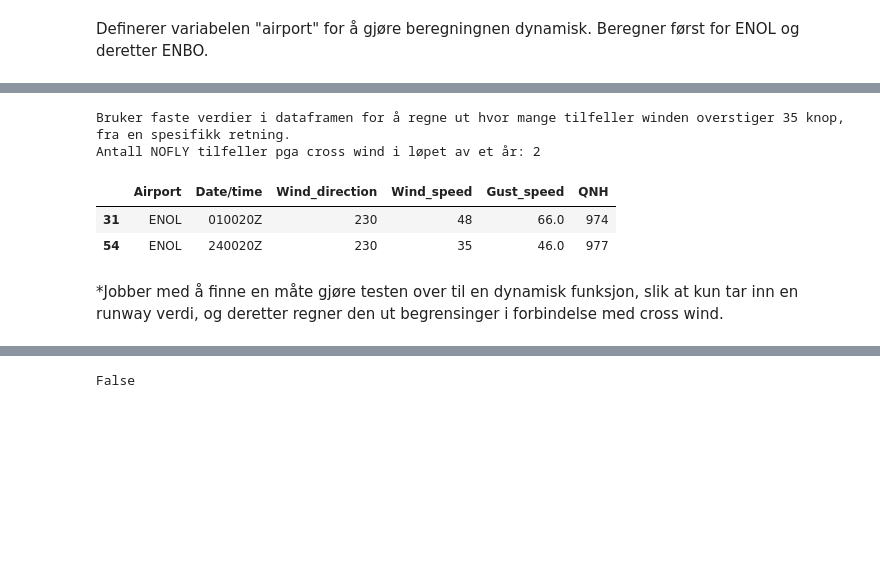
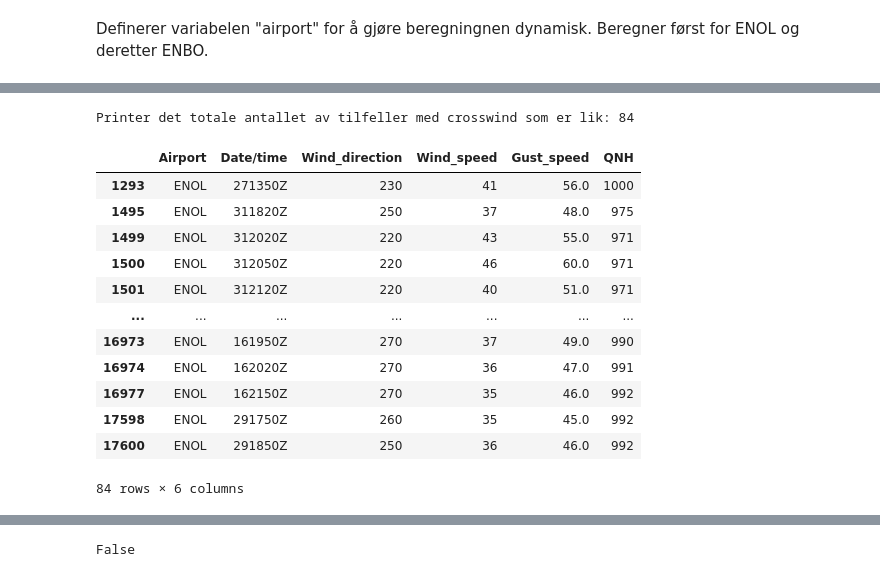
Before and after one commit to oaherrem/Prosjektgruppe55, a Jupyter notebook: proj_environment-main/notebooks/Oppgave_4.ipynb, the cells around one changed output, grey strips where cells are left out. Cells and saved outputs as stored; diff of their text form; code cells hidden in the pictures; blank space fills up the shorter version.

Commit message:
Fix - feilretting
Oppdatert filbaner i alle oppgavene. Hentet inn crosswind funksjon i oppgave 4.

```diff
--- a/proj_environment-main/notebooks/Oppgave_4.ipynb
+++ b/proj_environment-main/notebooks/Oppgave_4.ipynb
@@ -162,36 +161,0 @@ Hvor ofte vindhastigheten er over 30 knop i Bodø: 13
-# %%
-wind_threshold = 35
-airport = df_ENOL
-runway = 330
-
-
-
-print("Bruker faste verdier i dataframen for å regne ut hvor mange tilfeller winden overstiger 35 knop, "
-"fra en spesifikk retning.")
-lower_limit_1 = 195
-upper_limit_1 = 285
-lower_limit_2 = 15
-upper_limit_2 = 105
-
-
-incident_1 = airport["Wind_direction"].between(lower_limit_1,  upper_limit_1) & (airport["Wind_speed"] >= wind_threshold)
-incident_2 = airport["Wind_direction"].between(lower_limit_2, upper_limit_2) & (airport["Wind_speed"] >= wind_threshold)
-
-crosswind = incident_1 + incident_2
-
-df_crosswind = airport[crosswind]
-
-print("Antall NOFLY tilfeller pga cross wind i løpet av et år:", df_crosswind.shape[0])
-df_crosswind
-# %% [output]
-Bruker faste verdier i dataframen for å regne ut hvor mange tilfeller winden overstiger 35 knop, fra en spesifikk retning.
-Antall NOFLY tilfeller pga cross wind i løpet av et år: 2
-|  | Airport | Date/time | Wind_direction | Wind_speed | Gust_speed | QNH |
-| 31 | ENOL | 010020Z | 230 | 48 | 66.0 | 974 |
-| 54 | ENOL | 240020Z | 230 | 35 | 46.0 | 977 |
-# %% [markdown]
-*Jobber med å finne en måte gjøre testen over til en dynamisk funksjon, slik at kun tar inn en runway verdi, og deretter regner den ut begrensinger i forbindelse med cross wind.
-# %%
-import pandas as pd
-file_path_ENOL = '../data/json/ENOL_metar_data.json'
-df_ENOL = pd.read_json(file_path_ENOL)
@@ -197,0 +169,34 @@ df_ENOL = pd.read_json(file_path_ENOL)
+# %%
+runway = 330 # beslutningsvariabel - rullebanevinkel til ENOL, kan bytte ut denne med 150 og få like mange tilfeller.
+wind_data = df_ENOL #data fra csv-fil
+crosswind_rows = [] #for å kunne visualisere det i en pandas.core.frame.Dateframe
+count = 0
+#for-løkke som itererer over hver rad i datasettet.
+
+for _, datapoint in wind_data.iterrows():
+    if is_crosswind(runway, datapoint["Wind_direction"], datapoint["Wind_speed"]):
+        count += 1 # summerer antall tilfeller
+        crosswind_rows.append(datapoint)
+
+
+
+print(f"Printer det totale antallet av tilfeller med crosswind som er lik: {count}")
+
+crosswind_df = pd.DataFrame(crosswind_rows)
+
+crosswind_df
+# %% [output]
+Printer det totale antallet av tilfeller med crosswind som er lik: 84
+|  | Airport | Date/time | Wind_direction | Wind_speed | Gust_speed | QNH |
+| 1293 | ENOL | 271350Z | 230 | 41 | 56.0 | 1000 |
+| 1495 | ENOL | 311820Z | 250 | 37 | 48.0 | 975 |
+| 1499 | ENOL | 312020Z | 220 | 43 | 55.0 | 971 |
+| 1500 | ENOL | 312050Z | 220 | 46 | 60.0 | 971 |
+| 1501 | ENOL | 312120Z | 220 | 40 | 51.0 | 971 |
+| ... | ... | ... | ... | ... | ... | ... |
+| 16973 | ENOL | 161950Z | 270 | 37 | 49.0 | 990 |
+| 16974 | ENOL | 162020Z | 270 | 36 | 47.0 | 991 |
+| 16977 | ENOL | 162150Z | 270 | 35 | 46.0 | 992 |
+| 17598 | ENOL | 291750Z | 260 | 35 | 45.0 | 992 |
+| 17600 | ENOL | 291850Z | 250 | 36 | 46.0 | 992 |
+84 rows × 6 columns
```
Also changed, not shown: parts of 10 cells of this notebook, 3 other files.
